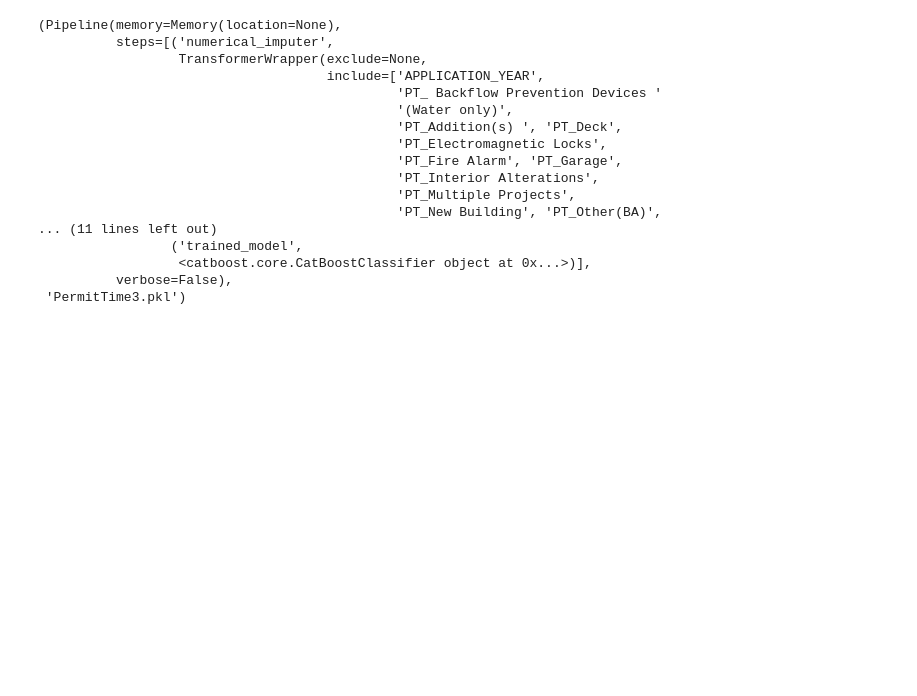
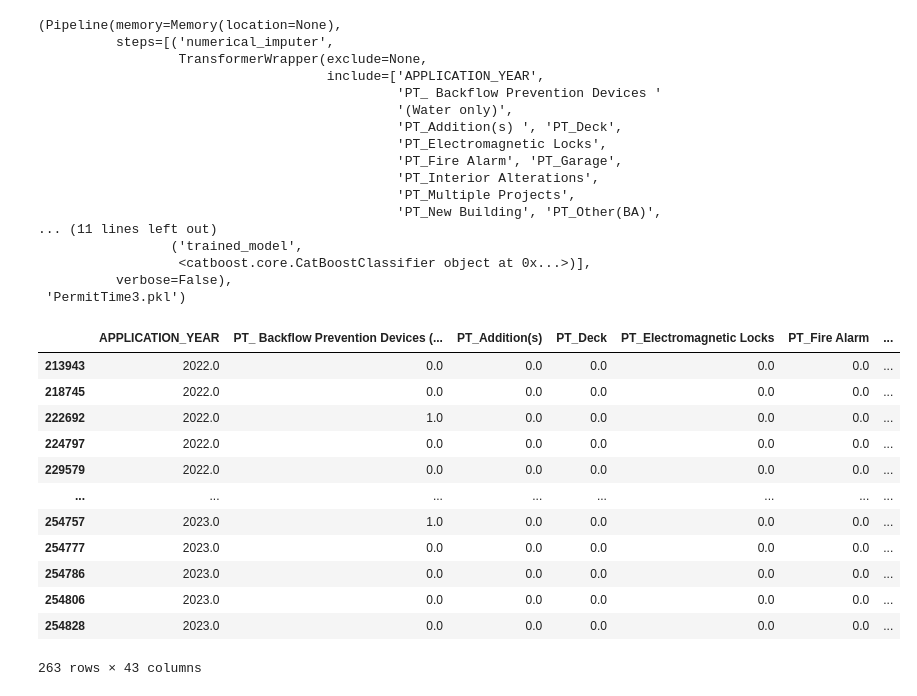
Before and after one commit to ThesanR/TorontoPermitClassification, a Jupyter notebook: PermitClass.ipynb, the cells around one changed output. Drawn from its saved outputs; the diff is of its cells as text; code cells hidden in the pictures; blank space fills up the shorter version.

```diff
--- a/PermitClass.ipynb
+++ b/PermitClass.ipynb
@@ -38,10 +38,9 @@ df2017_2023 = pd.read_csv('Cleared Building Permits since 2017.csv', dtype={"POS
 # 5. Concatenating CSV files into one dataframe.
 df = pd.concat([df2015, df2016, df2017_2023], ignore_index=True, sort=False)
 
-# 6. Dropping rows that have bad data such as empty postal codes, permit statuses that are not closed, estimated construction costs that are not numbers, null values.
+# 6. Dropping rows that have bad data such as permit statuses that are not closed, estimated construction costs that are not numbers, null values.
 #    Updating dataframe to have 8 columns for proposed features and target vector (To be constructed based on transformed data from the application data and issued date columns).
-df = df.drop(df[(df.POSTAL == "   ") | (df.EST_CONST_COST == "DO NOT UPDATE OR DELETE THIS INFO FIELD") | (df.STATUS != "Closed")].index)
-#df = df[['PERMIT_NUM', 'PERMIT_TYPE', 'STRUCTURE_TYPE', 'WORK', 'POSTAL', 'APPLICATION_DATE', 'ISSUED_DATE', 'EST_CONST_COST']]
+df = df.drop(df[(df.EST_CONST_COST == "DO NOT UPDATE OR DELETE THIS INFO FIELD") | (df.STATUS != "Closed")].index)
 df = df[['PERMIT_NUM', 'PERMIT_TYPE', 'STRUCTURE_TYPE', 'WORK', 'APPLICATION_DATE', 'ISSUED_DATE', 'EST_CONST_COST']]
 df = df.dropna()
 
@@ -447,38 +446,59 @@ Transformation Pipeline and Model Successfully Saved
           verbose=False),
  'PermitTime3.pkl')
 # %%
+
 # FOR NEW SAMPLE DATA WITHOUT CLASS (PREDICTION)
 
 dfc = pd.read_csv('building-permits-active-permits.csv', usecols=['PERMIT_NUM','PERMIT_TYPE','STRUCTURE_TYPE','WORK','POSTAL','APPLICATION_DATE','ISSUED_DATE','STATUS','EST_CONST_COST'],
                   dtype={"POSTAL": str, "EST_CONST_COST": str})
 
 dfc = dfc.drop(dfc[(dfc.STATUS != "Under Review") & (dfc.STATUS != "Application Received") & (dfc.STATUS != "Not Started")].index)
-dfc = dfc[['PERMIT_NUM', 'PERMIT_TYPE', 'STRUCTURE_TYPE', 'WORK', 'POSTAL', 'APPLICATION_DATE', 'ISSUED_DATE', 'EST_CONST_COST']]
+dfc = dfc[['PERMIT_NUM', 'PERMIT_TYPE', 'STRUCTURE_TYPE', 'WORK', 'APPLICATION_DATE', 'ISSUED_DATE', 'EST_CONST_COST']]
 dfc = dfc.drop(dfc[pd.notna(dfc.ISSUED_DATE)].index)
 dfc = dfc.drop('ISSUED_DATE', axis=1)
 dfc = dfc.dropna()
 
-dfc = dfc.drop(dfc[(dfc.POSTAL == "   ") | (dfc.EST_CONST_COST == "DO NOT UPDATE OR DELETE THIS INFO FIELD")].index)
-dfctemp = ((dfc['EST_CONST_COST'].replace(",","", regex=True)).astype(float)).astype(int)
+dfc = dfc.drop(dfc[(dfc.EST_CONST_COST == "DO NOT UPDATE OR DELETE THIS INFO FIELD")].index)
+dfctemp = ((dfc['EST_CONST_COST'].replace(",","", regex=True)).astype(float))
 dfc = dfc.drop('EST_CONST_COST', axis=1)
 dfc = pd.concat([dfc, dfctemp], axis=1)
 dfc = dfc.drop(dfc[dfc.EST_CONST_COST < 100].index)
 
 dfc = dfc[~dfc['PERMIT_NUM'].isin((dfc['PERMIT_NUM'].value_counts())[(dfc['PERMIT_NUM'].value_counts()) > 1].index)]
 
 perm_num_temp = 2000 + (dfc['PERMIT_NUM'].astype(str).str[0:2]).astype(int)
 perm_num_temp = perm_num_temp - 100*(perm_num_temp > 2050)
 app_num_temp = (dfc['APPLICATION_DATE'].astype(str).str[0:4]).astype(int)
 # Checking for consistency in year between permit number year and applied year. Values that do not match are assigned a year of 0
 #to be filered out by the application year cutoff (In this case, recent applications after 2020).
-app_year = pd.DataFrame({'APPLICATION_YEAR' : perm_num_temp*(perm_num_temp == app_num_temp)})
+app_year = (pd.DataFrame({'APPLICATION_YEAR' : perm_num_temp*(perm_num_temp == app_num_temp)})).astype(float)
 dfc = pd.concat([app_year, dfc], axis=1)
 dfc = dfc.drop(dfc[dfc.APPLICATION_YEAR < 2021].index)
+
+dfcbinaries = (pd.get_dummies(dfc[{'PERMIT_TYPE','STRUCTURE_TYPE','WORK'}], prefix = ['PT','ST','W'])).astype(float)
+
+dfcbinaries = pd.DataFrame(data=dfcbinaries, index=dfcbinaries.index, columns=dfbinaries.columns)
+dfcbinaries = dfcbinaries.fillna(0)
 
 # Drop original columns (Permit number, Application date, Issued date) that will be replaced by the transformed data (Application year, process time).
 dfc = dfc.drop(['PERMIT_NUM', 'APPLICATION_DATE'], axis=1)
 # Dropping null values.
-df = df.dropna()
+dfc = dfc.dropna()
 
+dfc = pd.concat([dfc['APPLICATION_YEAR'], dfcbinaries, dfc['EST_CONST_COST']], axis=1)
 #Printing cleaned data.
 dfc
+# %% [output]
+|  | APPLICATION_YEAR | PT_ Backflow Prevention Devices (... | PT_Addition(s) | PT_Deck | PT_Electromagnetic Locks | PT_Fire Alarm | ... |
+| 213943 | 2022.0 | 0.0 | 0.0 | 0.0 | 0.0 | 0.0 | ... |
+| 218745 | 2022.0 | 0.0 | 0.0 | 0.0 | 0.0 | 0.0 | ... |
+| 222692 | 2022.0 | 1.0 | 0.0 | 0.0 | 0.0 | 0.0 | ... |
+| 224797 | 2022.0 | 0.0 | 0.0 | 0.0 | 0.0 | 0.0 | ... |
+| 229579 | 2022.0 | 0.0 | 0.0 | 0.0 | 0.0 | 0.0 | ... |
+| ... | ... | ... | ... | ... | ... | ... | ... |
+| 254757 | 2023.0 | 1.0 | 0.0 | 0.0 | 0.0 | 0.0 | ... |
+| 254777 | 2023.0 | 0.0 | 0.0 | 0.0 | 0.0 | 0.0 | ... |
+| 254786 | 2023.0 | 0.0 | 0.0 | 0.0 | 0.0 | 0.0 | ... |
+| 254806 | 2023.0 | 0.0 | 0.0 | 0.0 | 0.0 | 0.0 | ... |
+| 254828 | 2023.0 | 0.0 | 0.0 | 0.0 | 0.0 | 0.0 | ... |
+263 rows × 43 columns
```
Also changed, not shown: parts of 3 cells of this notebook.
